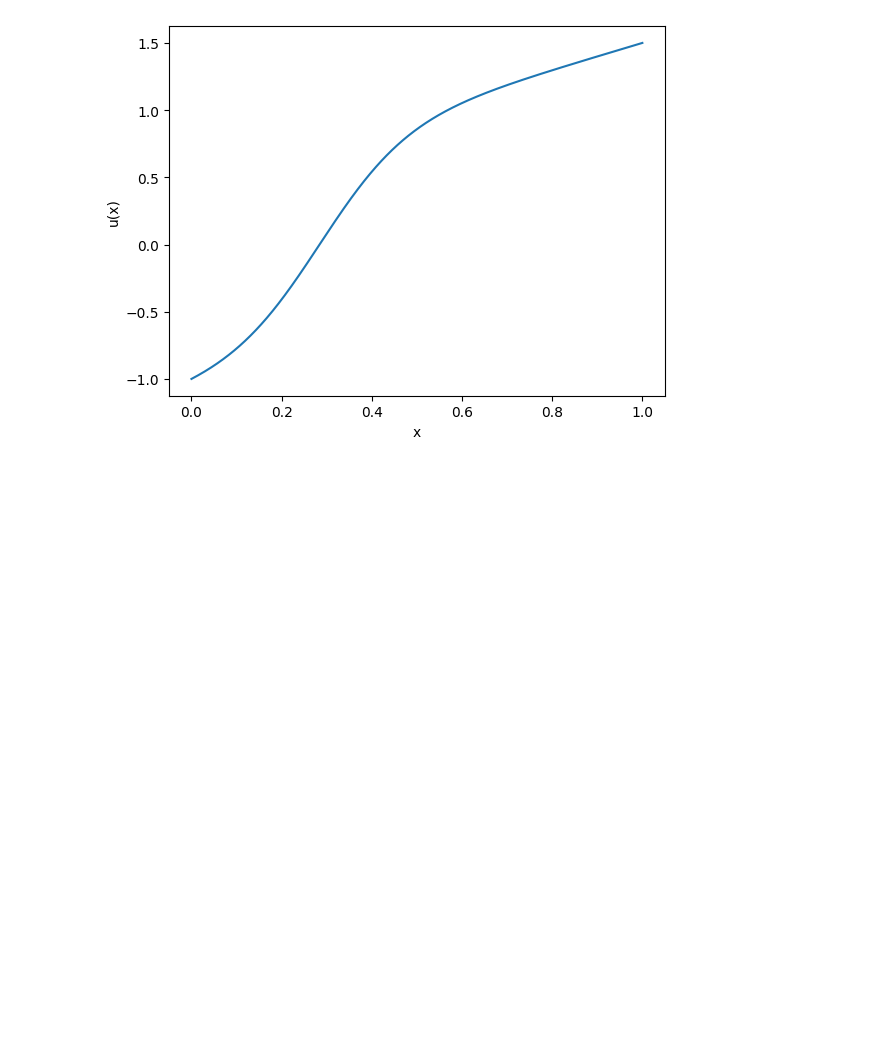
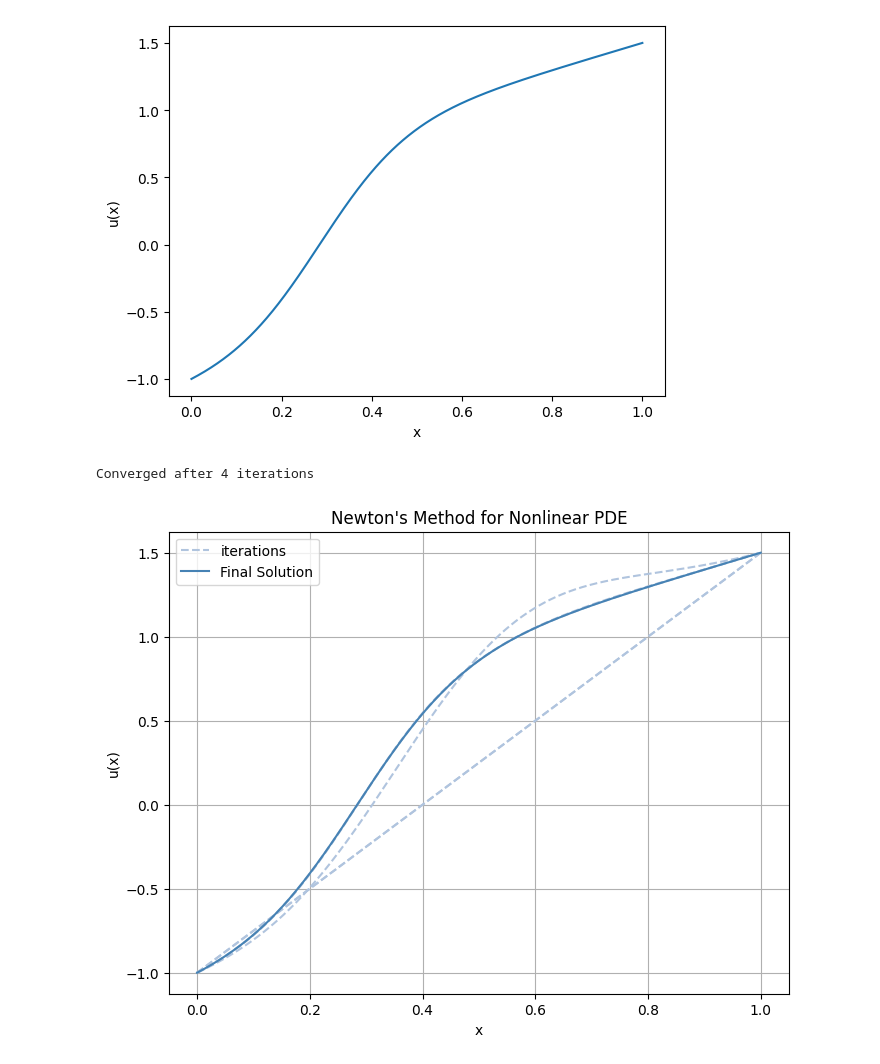
Before and after one commit to madswerngeen/02687---Scientific-Computing-for-differential-equations, a Jupyter notebook: assignment_1.ipynb, the cells around one changed output. Drawn from its saved outputs; the diff is of its cells as text; code cells hidden in the pictures; blank space fills up the shorter version.

```diff
--- a/assignment_1.ipynb
+++ b/assignment_1.ipynb
@@ -238,3 +238,79 @@ plt.show()
 # %% [output]
 Converged after 4 iterations
 [figure]
+# %%
+import numpy as np
+import matplotlib.pyplot as plt
+
+# Define constants
+alpha = -1
+beta = 1.5
+epsilon = 0.1
+x_0 = 0
+x_N = 1
+N = 1000 + 1  # Number of points
+x = np.linspace(x_0, x_N, N)
+h = x[1] - x[0]
+u = np.linspace(alpha, beta, N)  # Initial guess
+
+# Function to compute the residual F(u)
+def F(u):
+    F_val = np.zeros(N - 2)
+    u_prime = (u[2:] - u[:-2]) / (2 * h)  # First derivative
+    u_double_prime = (u[2:] - 2 * u[1:-1] + u[:-2]) / (h ** 2)  # Second derivative
+    F_val = epsilon * u_double_prime + u[1:-1] * (u_prime - 1)
+    return F_val
+
+# Function to compute the Jacobian J(u)
+def J(u):
+    jacobian = np.zeros((N - 2, N - 2))
+
+    main_diag = -(2 * epsilon) / h**2 + (u[2:] - u[:-2]) / (2 * h) - 1
+    upper_diag = epsilon / h**2 + u[1:-2] / (2 * h)
+    lower_diag = epsilon / h**2 - u[2:-1] / (2 * h)
+
+    np.fill_diagonal(jacobian, main_diag)
+    np.fill_diagonal(jacobian[:-1, 1:], upper_diag)
+    np.fill_diagonal(jacobian[1:, :-1], lower_diag)
+
+    return jacobian
+
+# Newton's method to iteratively update u
+def newton_method_plot(u, x, tol=1e-6, max_iter=100):
+    plt.figure(figsize=(8, 6))
+    plt.plot(x, u, linestyle='--', color='lightsteelblue', label='iterations')
+
+    iter_count = 0
+    while iter_count < max_iter:
+        # Compute the residual and Jacobian
+        F_u = F(u)
+        J_u = J(u)
+
+        # Check for convergence
+        if np.linalg.norm(F_u) < tol:
+            print(f"Converged after {iter_count} iterations")
+            plt.plot(x, u, linestyle='-', color='steelblue', label='Final Solution')
+            break
+        else:
+            plt.plot(x, u, linestyle='--', color='lightsteelblue')
+
+        # Update the solution using Newton's method
+        delta_u = np.linalg.solve(J_u, -F_u)  # Solve J(u) * delta_u = -F(u)
+        u[1:-1] += delta_u  # Update u (excluding the boundary points)
+
+        iter_count += 1
+
+    plt.xlabel("x")
+    plt.ylabel("u(x)")
+    plt.title("Newton's Method for Nonlinear PDE")
+    plt.legend()
+    plt.grid(True)
+    plt.show()
+
+    return u
+
+# Run Newton's method and plot the results
+u_final = newton_method_plot(u, x)
+# %% [output]
+Converged after 4 iterations
+[figure, added]
```
